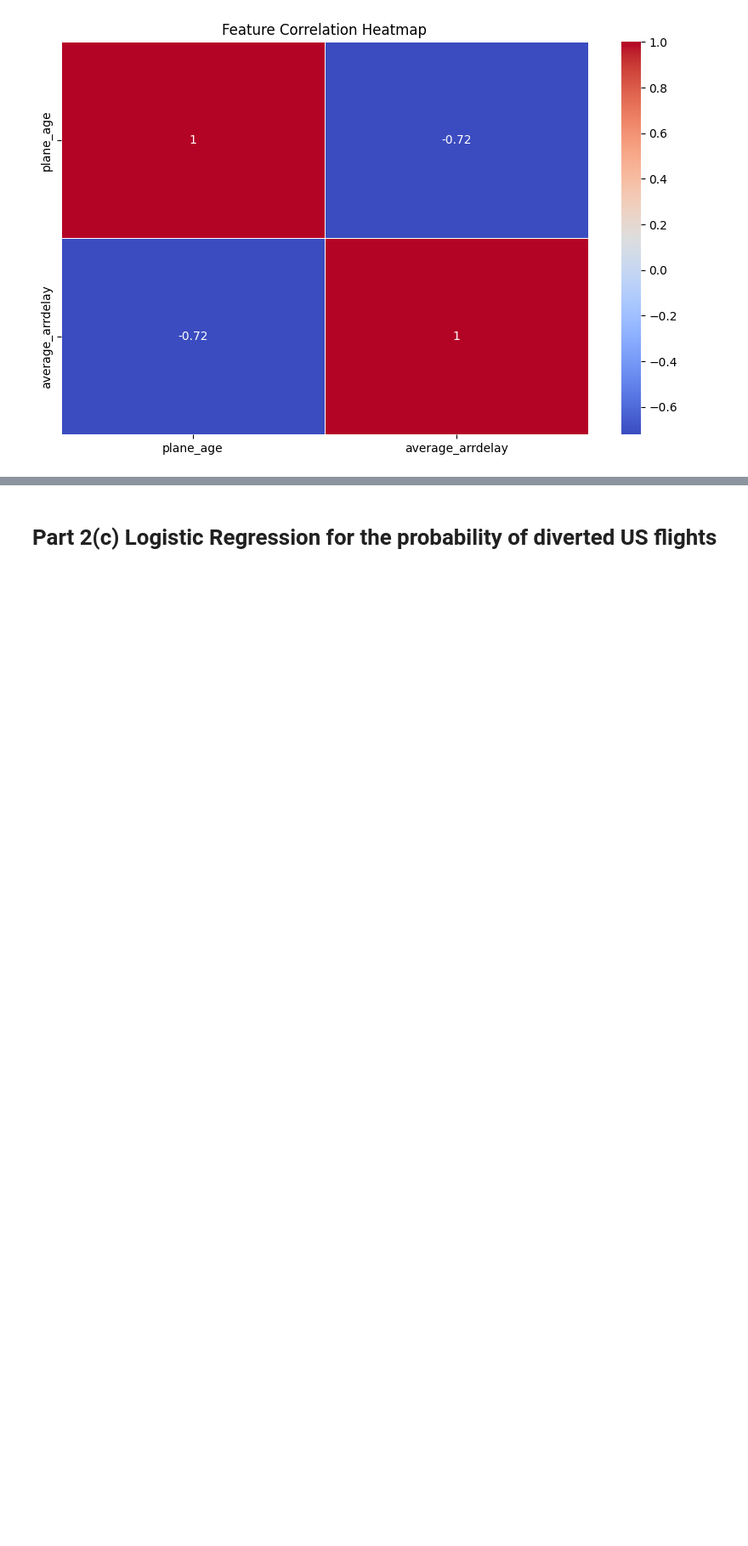
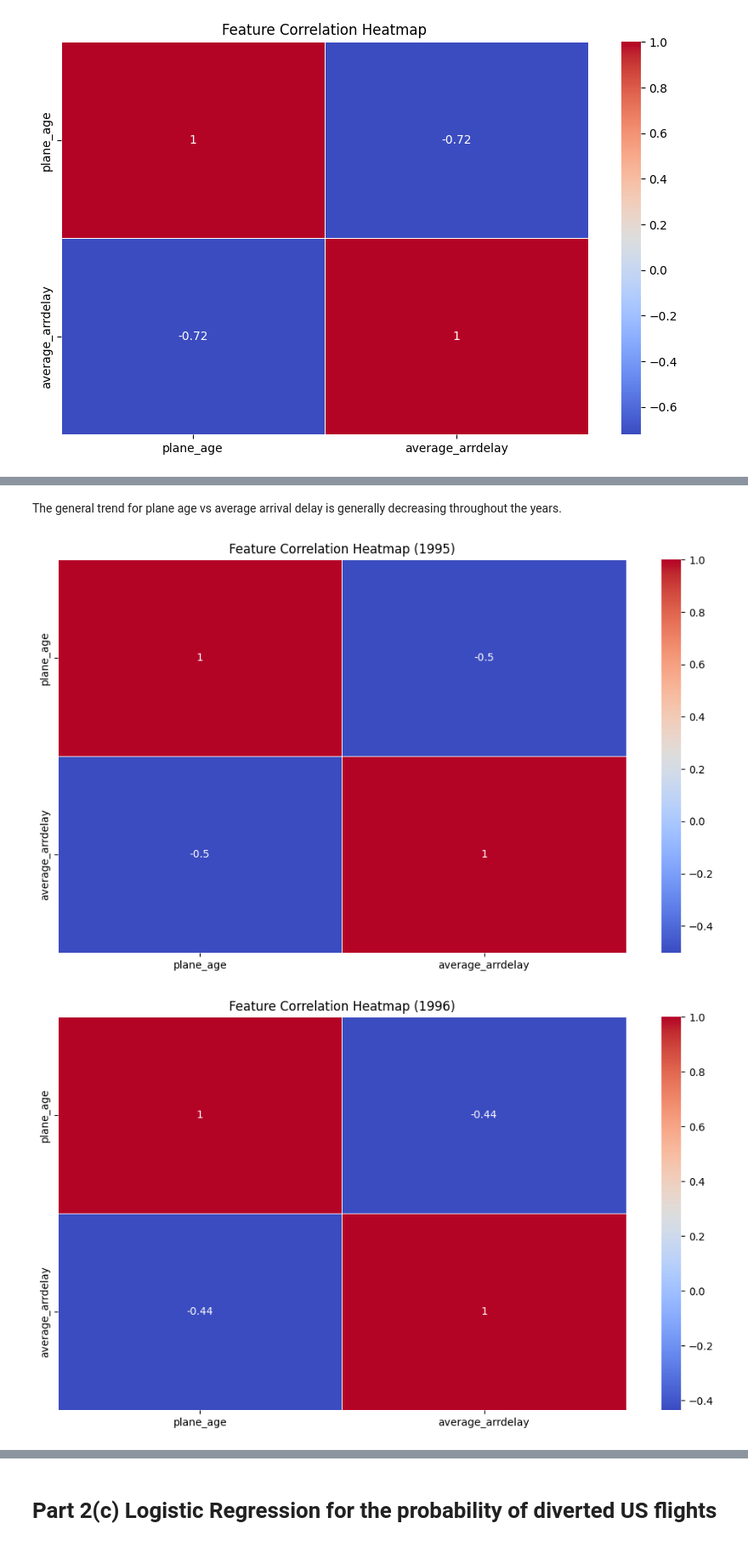
Before and after one commit to dexun02/ST2195_Coursework, a Jupyter notebook: dexun_coursework_q2.ipynb, the cells around one changed output, grey strips where cells are left out. Shown at 85% size. Cells and saved outputs as stored; diff of their text form; code cells hidden in the pictures; blank space fills up the shorter version.

```diff
--- a/dexun_coursework_q2.ipynb
+++ b/dexun_coursework_q2.ipynb
@@ -1016,0 +1081,16 @@ plt.show()
+# %% [markdown]
+The general trend for plane age vs average arrival delay is generally decreasing throughout the years.
+# %%
+for year, df in yearly_age_groups.items():
+    # Compute Spearman correlation matrix
+    corr_matrix = df.corr(method='spearman')
+
+    # Plot heatmap
+    plt.figure(figsize=(10, 6))
+    sns.heatmap(corr_matrix, annot=True, cmap='coolwarm', linewidths=0.5)
+    plt.title(f"Feature Correlation Heatmap ({year})")
+    plt.tight_layout()
+    plt.show()
+# %% [output]
+[figure, added]
+[figure, added]
```
Also changed, not shown: parts of 30 cells of this notebook.
